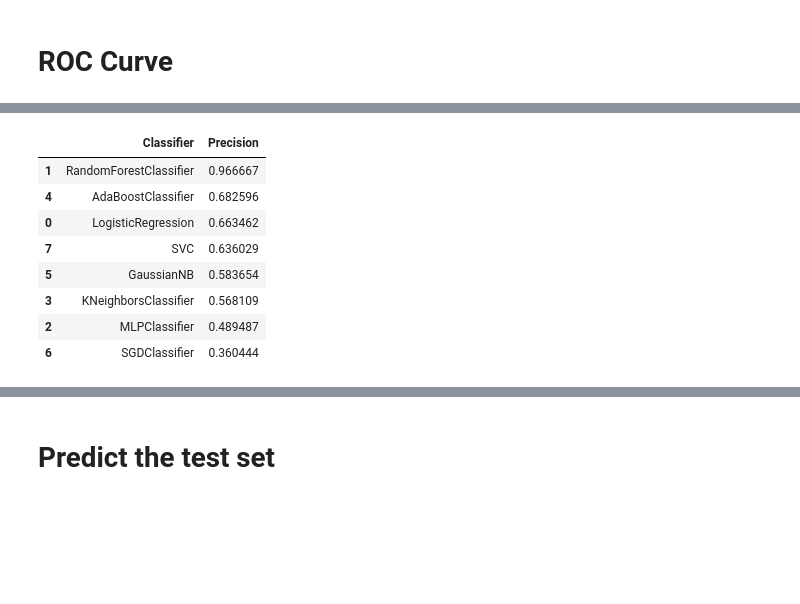
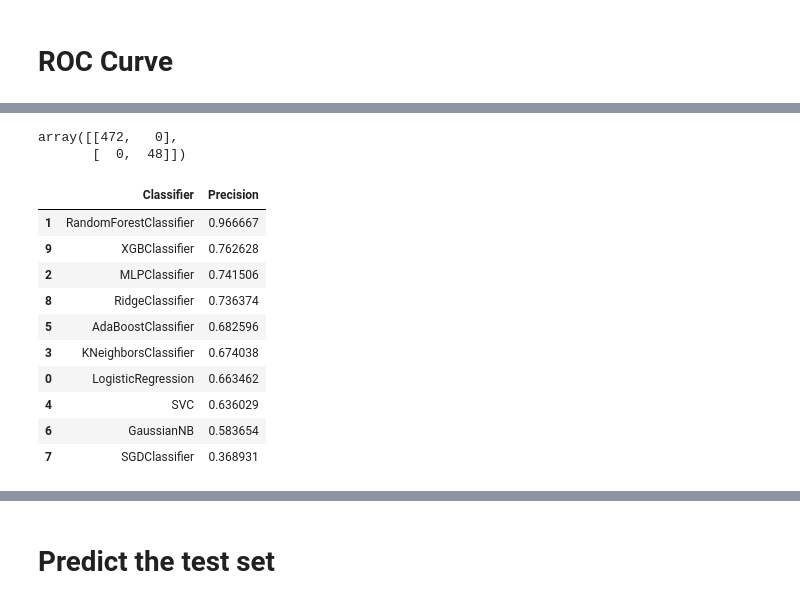
Before and after one commit to cabesd/Kaggle-pokemonlite, a Jupyter notebook: 4a Modelling.ipynb, the cells around one changed output, grey strips where cells are left out. Drawn from its saved outputs; the diff is of its cells as text; code cells hidden in the pictures; blank space fills up the shorter version.

```diff
--- a/4a Modelling.ipynb
+++ b/4a Modelling.ipynb
@@ -350,16 +461,28 @@ plt.gcf().set_size_inches(10,10);
+# %%
+from sklearn.metrics import confusion_matrix
+best_model = clfs[1]
+Ypredicted = best_model.predict(X)
+confusion_matrix(Y, Ypredicted)
+# %% [output]
+array([[472,   0],
+       [  0,  48]])
 # %%
 accdf = pd.DataFrame(columns=['Classifier', 'Precision'])
 accdf['Classifier'] = clfs_name
 accdf['Precision'] = scores
+# accdf['Accuracy'] = accs_scores
 # accdf['Precision on Whole Data'] = roc_score
-accdf.sort_values('Precision', ascending=False)
+accdf.sort_values('Precision', ascending=False, inplace=True)
+accdf
 # %% [output]
 |  | Classifier | Precision |
 | 1 | RandomForestClassifier | 0.966667 |
-| 4 | AdaBoostClassifier | 0.682596 |
+| 9 | XGBClassifier | 0.762628 |
+| 2 | MLPClassifier | 0.741506 |
+| 8 | RidgeClassifier | 0.736374 |
+| 5 | AdaBoostClassifier | 0.682596 |
+| 3 | KNeighborsClassifier | 0.674038 |
 | 0 | LogisticRegression | 0.663462 |
-| 7 | SVC | 0.636029 |
-| 5 | GaussianNB | 0.583654 |
-| 3 | KNeighborsClassifier | 0.568109 |
-| 2 | MLPClassifier | 0.489487 |
-| 6 | SGDClassifier | 0.360444 |
+| 4 | SVC | 0.636029 |
+| 6 | GaussianNB | 0.583654 |
+| 7 | SGDClassifier | 0.368931 |
```
Also changed, not shown: parts of 25 cells of this notebook, 8 other files.
